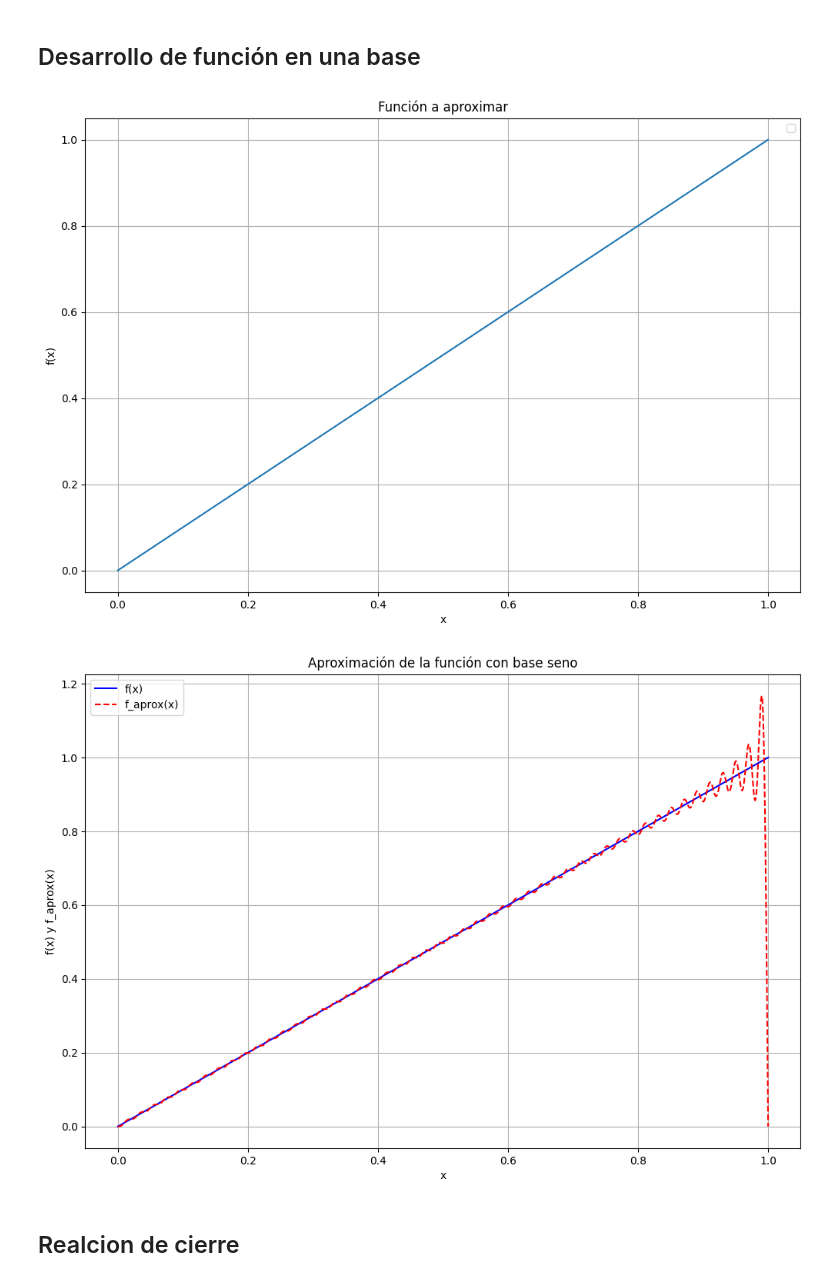
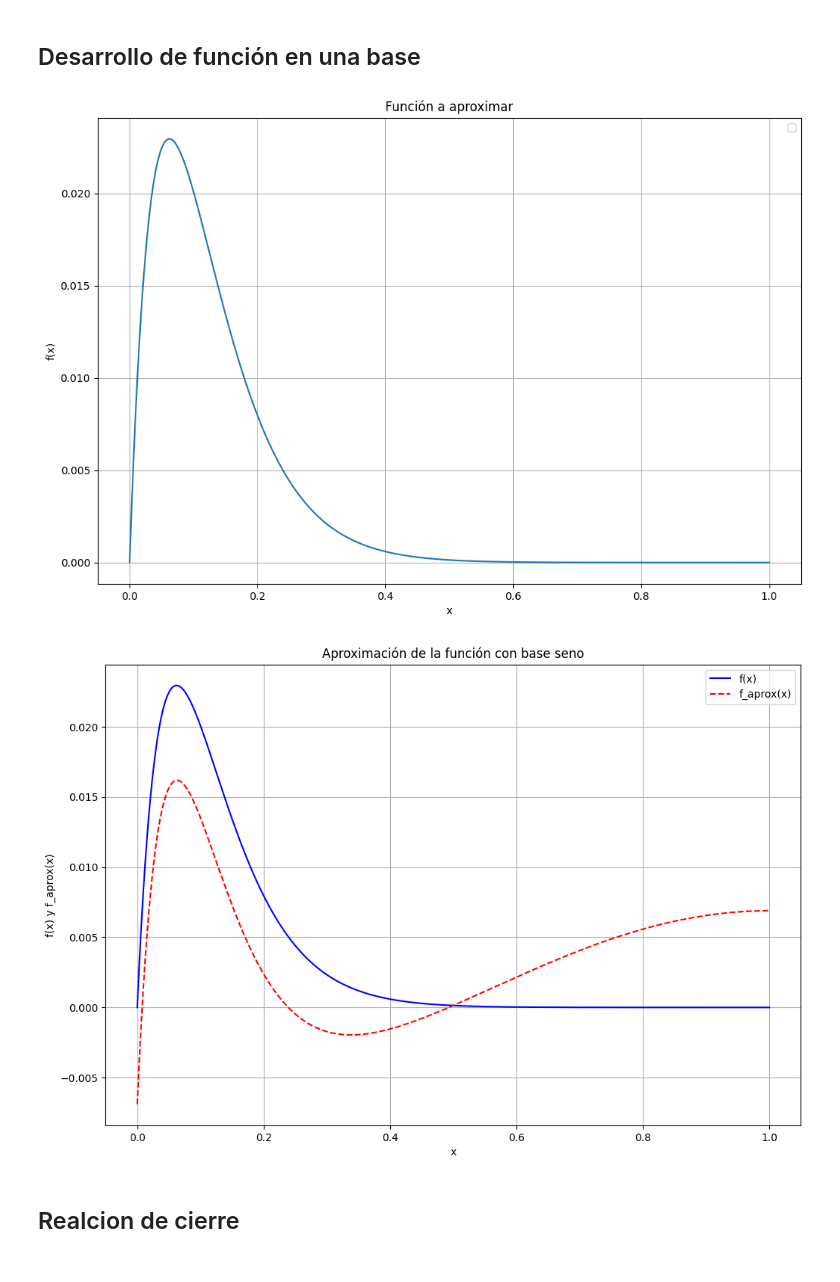
Before and after one commit to SamHuRo/mecanica-cuantica-avanzada, a Jupyter notebook: Tareas/Tarea_01/preliminares.ipynb, the cells around one changed output. Drawn from its saved outputs; the diff is of its cells as text; code cells hidden in the pictures.

```diff
--- a/Tareas/Tarea_01/preliminares.ipynb
+++ b/Tareas/Tarea_01/preliminares.ipynb
@@ -130,7 +130,7 @@ def funcion_aprox(
         parametro,
         longitud,
 ):
-    f = x
+    f = x*(longitud - x) * np.exp(-parametro * x)
     return f
 
 parametro = 15
@@ -146,34 +146,33 @@ plt.legend()
 plt.grid()
 plt.show()
 # %% [output]
-[figure, old version]
+[figure, new version]
-# %%
-# Encontrar los coeficientes de la aproximación
-coeficientes = []
-numero_bases = 100
-n = np.arange(1, numero_bases + 1)
-for i in n:
-    integrando_coef = f * base_seno(i, x, lon)
-    coef = np.trapezoid(integrando_coef, x)
-    coeficientes.append(coef)
-    #print(f"c_{i} = ", round(coef, 4))
 # %%
+# Encontrar los coeficientes de la aproximación
+coeficientes = []
+numero_bases = 1000
+n = np.arange(1, numero_bases + 1)
+for i in n:
+    integrando_coef = f * base_coseno(i, x, lon)
+    coef = np.trapezoid(integrando_coef, x)
+    coeficientes.append(coef)
+
 # Aproximar la función con la base seno
 f_aprox = np.zeros_like(x)
 for i, coef in zip(n, coeficientes):
-    f_aprox += coef * base_seno(i, x, lon)
+    f_aprox += coef * base_coseno(i, x, lon)
 
 plt.figure(figsize=(12, 8))
 plt.plot(x, f, label='f(x)', color='blue')
 plt.plot(x, f_aprox, label='f_aprox(x)', color='red', linestyle='--')
 plt.title('Aproximación de la función con base seno')
 plt.xlabel('x')
 plt.ylabel('f(x) y f_aprox(x)')
 plt.legend()
 plt.grid()
 plt.show()
 # %% [output]
-[figure, old version]
+[figure, new version]
 # %% [markdown]
 ## Realcion de cierre
 # %%
```
